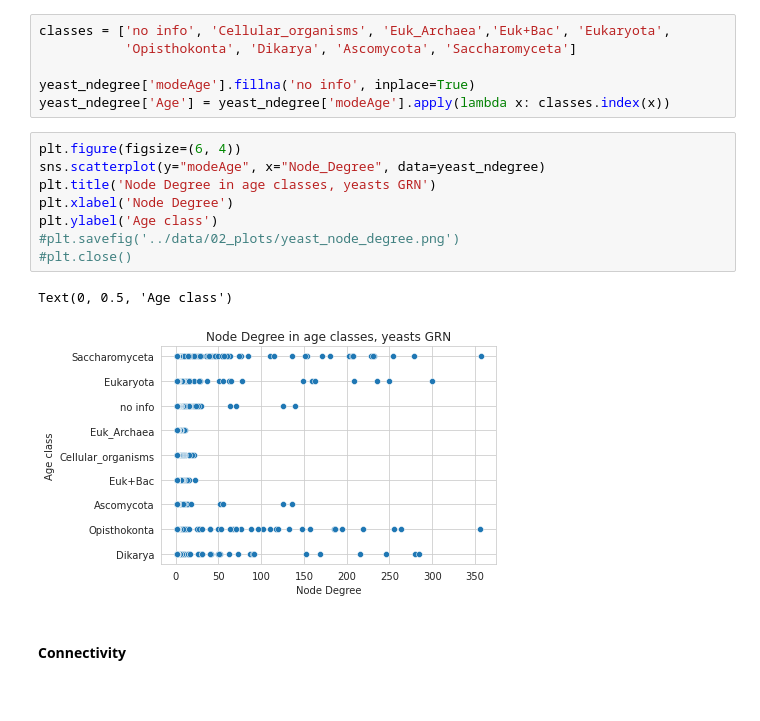
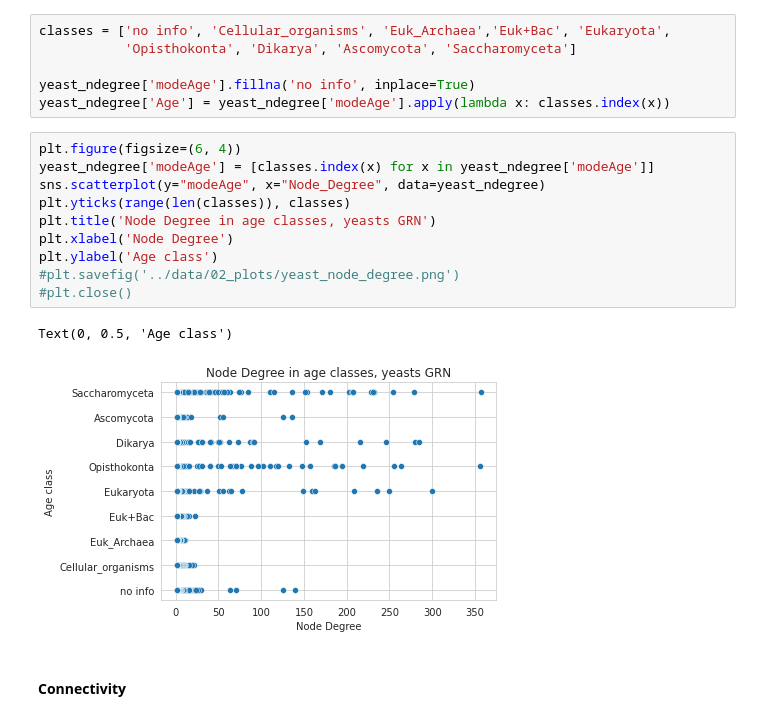
Before and after one commit to Freddsle/age_patterns, a Jupyter notebook: code/02_Liebeskind_age_classes.ipynb, the cells around one changed output. Drawn from its saved outputs; the diff is of its cells as text.

```diff
--- a/code/02_Liebeskind_age_classes.ipynb
+++ b/code/02_Liebeskind_age_classes.ipynb
@@ -227,15 +227,17 @@ yeast_ndegree['modeAge'].fillna('no info', inplace=True)
 yeast_ndegree['Age'] = yeast_ndegree['modeAge'].apply(lambda x: classes.index(x))
 # %%
 plt.figure(figsize=(6, 4))
+yeast_ndegree['modeAge'] = [classes.index(x) for x in yeast_ndegree['modeAge']]
 sns.scatterplot(y="modeAge", x="Node_Degree", data=yeast_ndegree)
+plt.yticks(range(len(classes)), classes)
 plt.title('Node Degree in age classes, yeasts GRN')
 plt.xlabel('Node Degree')
 plt.ylabel('Age class')
 #plt.savefig('../data/02_plots/yeast_node_degree.png')
 #plt.close()
 # %% [output]
 Text(0, 0.5, 'Age class')
-[figure, old version]
+[figure, new version]
 # %% [markdown]
 #### Сonnectivity
 # %%
```
Also changed, not shown: parts of 2 cells of this notebook, 8 other files.
